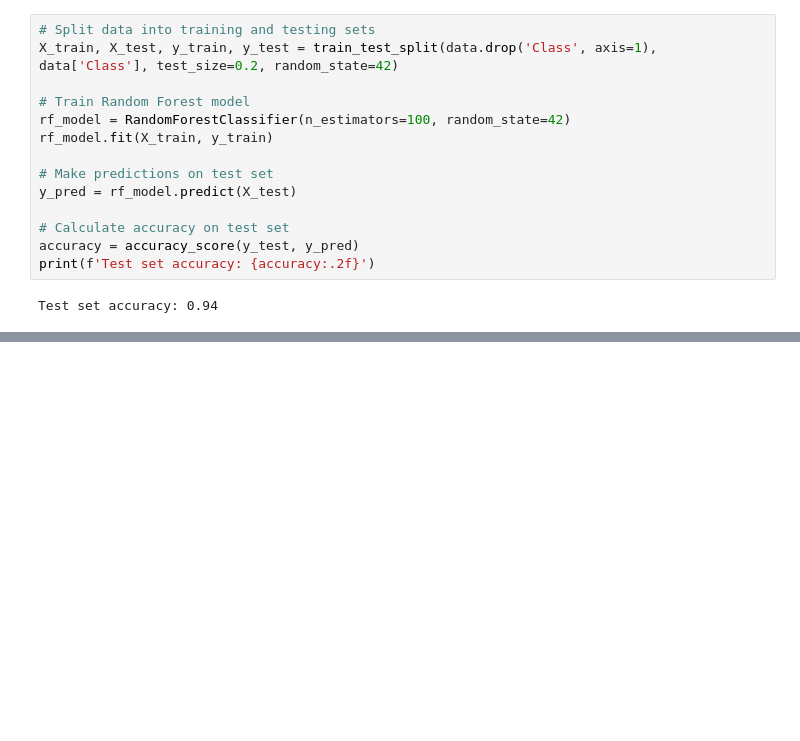
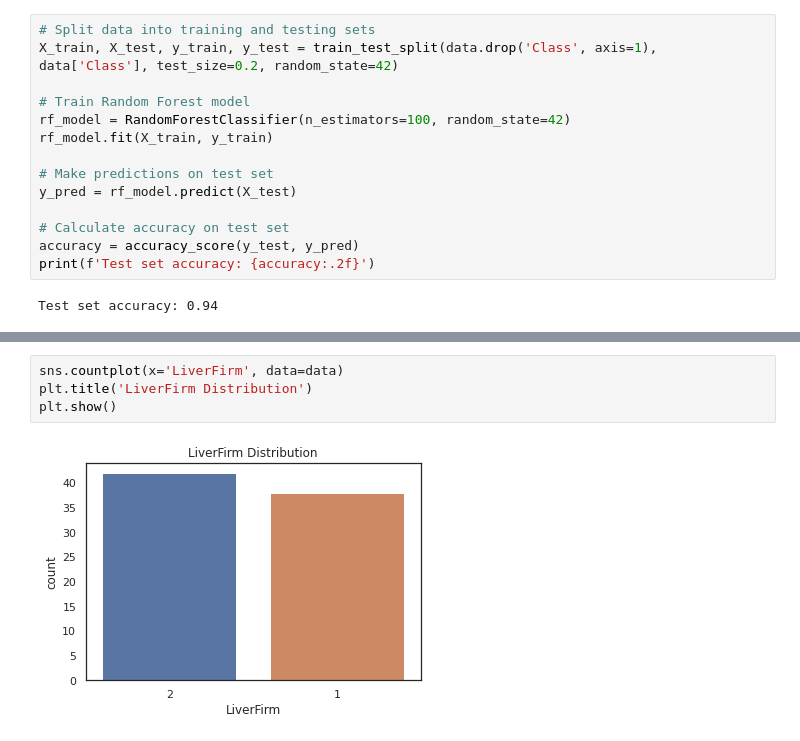
Before and after one commit to quangdad/DataMining, a Jupyter notebook: RandomForest.ipynb, the cells around one changed output, grey strips where cells are left out. Drawn from its saved outputs; the diff is of its cells as text; blank space fills up the shorter version.

```diff
--- a/RandomForest.ipynb
+++ b/RandomForest.ipynb
@@ -95,0 +123,6 @@ data.head()
+# %%
+sns.countplot(x='LiverFirm', data=data)
+plt.title('LiverFirm Distribution')
+plt.show()
+# %% [output]
+[figure, added]
```
Also changed, not shown: parts of 7 cells of this notebook.
